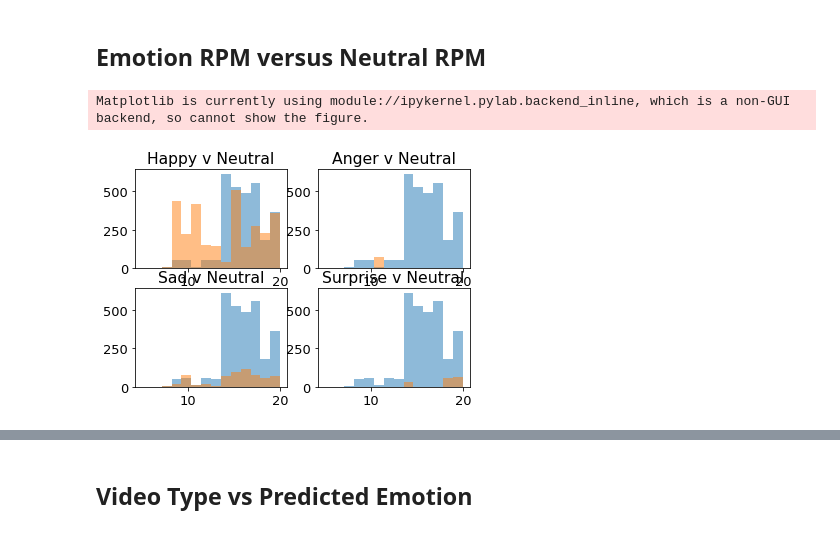
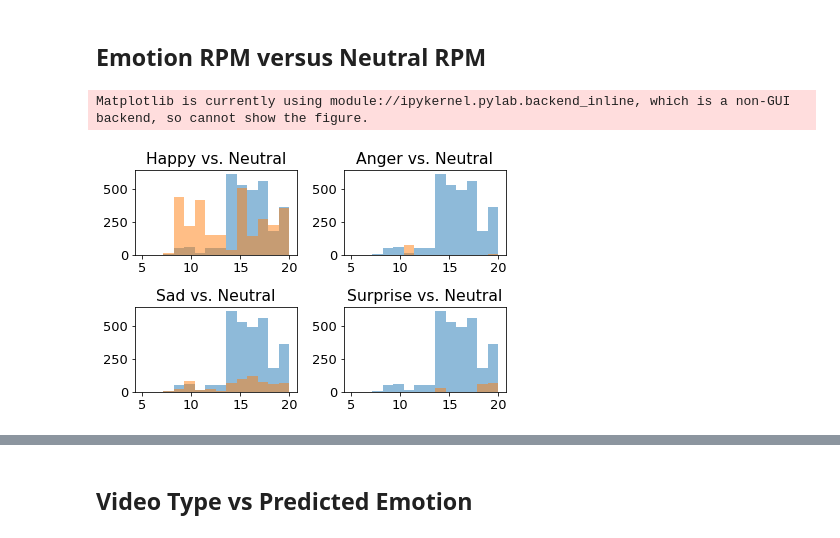
Before and after one commit to ThisGuyEddie/Abeona_TV, a Jupyter notebook: final_project.ipynb, the cells around one changed output, grey strips where cells are left out. Drawn from its saved outputs; the diff is of its cells as text; code cells hidden in the pictures.

Commit message:
cleaned up the appearance of graphs

```diff
--- a/final_project.ipynb
+++ b/final_project.ipynb
@@ -398,23 +398,23 @@ fig.show()
 # %%
 bins = np.linspace(5,20,15)
 
 fig, axs = plt.subplots(2,2)
 
 axs[0,0].hist(data_df.loc[data_df['pred_emotion']=='neutral']['rpm'], bins, alpha=0.5)#, label='Neutral RPM')
 axs[0,1].hist(data_df.loc[data_df['pred_emotion']=='neutral']['rpm'], bins, alpha=0.5)#, label='Neutral RPM')
 axs[1,0].hist(data_df.loc[data_df['pred_emotion']=='neutral']['rpm'], bins, alpha=0.5)#, label='Neutral RPM')
 axs[1,1].hist(data_df.loc[data_df['pred_emotion']=='neutral']['rpm'], bins, alpha=0.5)#, label='Neutral RPM')
 
 axs[0,0].hist(data_df.loc[data_df['pred_emotion']=='happy']['rpm'], bins, alpha=0.5)#, label='Happy RPM')
-axs[0,0].set_title('Happy v Neutral')
+axs[0,0].set_title('Happy vs. Neutral')
 axs[0,1].hist(data_df.loc[data_df['pred_emotion']=='anger']['rpm'], bins, alpha=0.5)#, label='Happy RPM')
-axs[0,1].set_title('Anger v Neutral')
+axs[0,1].set_title('Anger vs. Neutral')
 axs[1,0].hist(data_df.loc[data_df['pred_emotion']=='sad']['rpm'], bins, alpha=0.5)#, label='Happy RPM')
-axs[1,0].set_title('Sad v Neutral')
+axs[1,0].set_title('Sad vs. Neutral')
 axs[1,1].hist(data_df.loc[data_df['pred_emotion']=='surprise']['rpm'], bins, alpha=0.5)#, label='Happy RPM')
-axs[1,1].set_title('Surprise v Neutral')
-# axs[0,0].legend(loc='upper right')
+axs[1,1].set_title('Surprise vs. Neutral')
+fig.tight_layout()
 fig.show()
 # %% [output]
 Matplotlib is currently using module://ipykernel.pylab.backend_inline, which is a non-GUI backend, so cannot show the figure.
-[figure, old version]
+[figure, new version]
```
Also changed, not shown: parts of 2 cells of this notebook.
